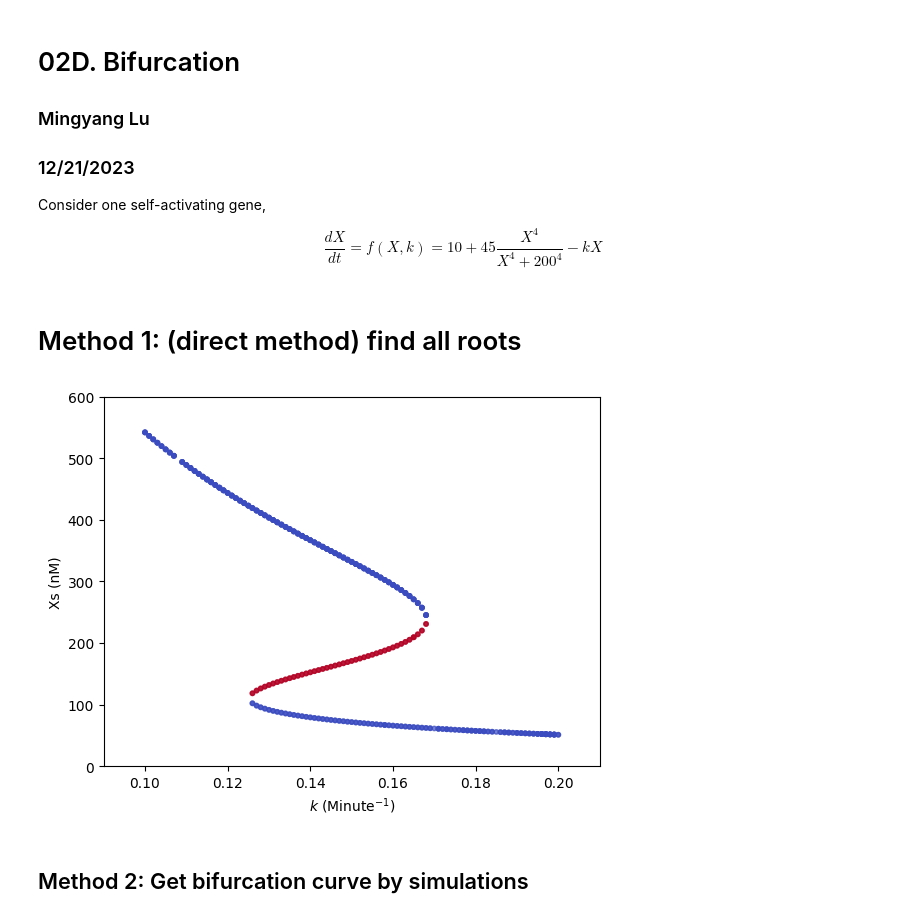
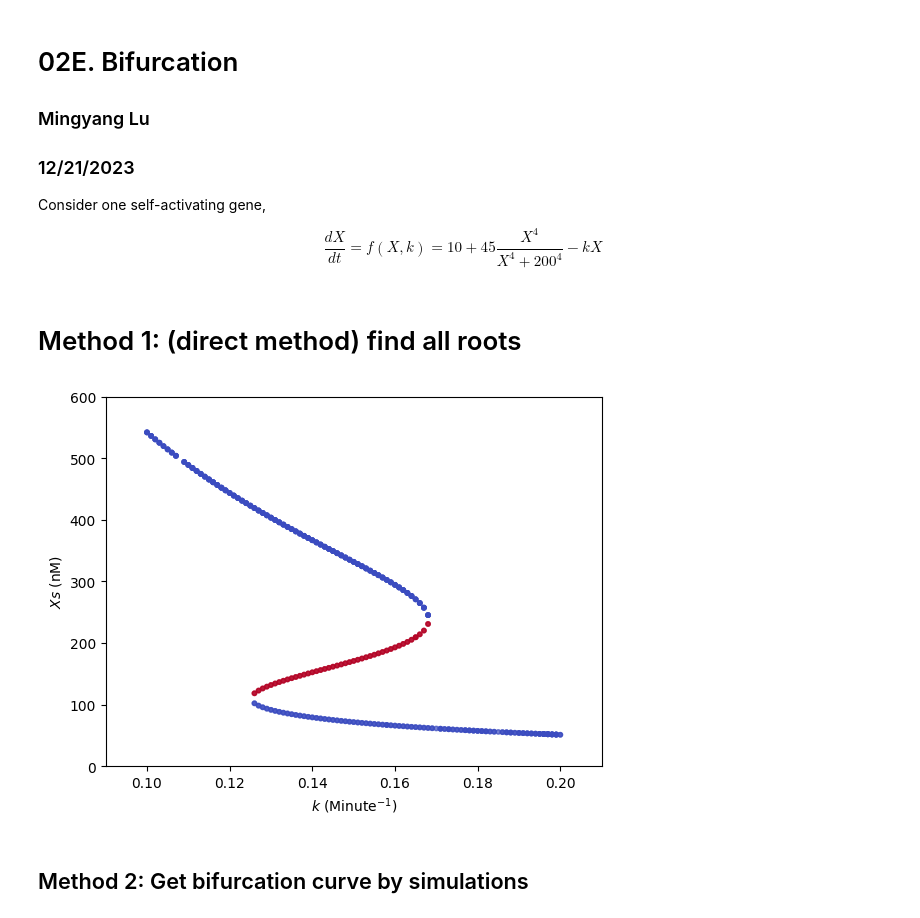
Before and after one commit to lusystemsbio/numericalR, a Jupyter notebook: extra/Python/02E.ipynb, the cells around one changed output. Saved outputs shown, nothing was run; the diff lists cells and outputs as text; code cells hidden in the pictures.

```diff
--- a/extra/Python/02E.ipynb
+++ b/extra/Python/02E.ipynb
@@ -1,5 +1,5 @@
 # %% [markdown]
-# 02D. Bifurcation
+# 02E. Bifurcation
 
 ### Mingyang Lu
 
@@ -17,6 +17,8 @@ def derivs_k(X, k):
 import numpy as np
 import matplotlib.pyplot as plt
 from scipy.optimize import fsolve
+import warnings
+warnings.filterwarnings("ignore") # suppress a few warnings
 
 # dx is used to estimate the derivatives of f(X) near the steady states
 dx = 0.1
@@ -26,35 +28,35 @@ k_all = np.arange(0.1, 0.201, 0.001)
 
 results = []
 
 for k in k_all:
     # fsolve is used to find all roots by providing a vector of initial guesses
     roots = fsolve(derivs_k, x0=np.arange(50, 500, 50), args=(k,))
     # check each identified root
     for x in roots:
         # double check if the root is a steady state (abs(f) < 0.01)
         # This is added because fsolve may find wrong roots
         # uniroot.all in R seems to do a better job in finding all roots
         if abs(derivs_k(x, k)) > 0.01:
             continue
         if 0 <= x <= 800:  # Filter out roots outside the interval [0, 800]
             if np.sign(derivs_k(X=x + dx, k=k)) < 0:  # df/dX < 0, stable
                 stability = 1
             else:
                 stability = 2
             results.append([k, x, stability])
 
 results = np.array(results)
 
 plt.scatter(results[:, 0], results[:, 1], c=results[:, 2], cmap='coolwarm',
             marker='o', s=10, alpha=0.7)
 
 plt.xlabel(r"$k$ (Minute$^{-1}$)")
-plt.ylabel('Xs (nM)')
+plt.ylabel(r'$Xs$ (nM)')
 plt.xlim(0.09, 0.21)
 plt.ylim(0, 600)
 plt.show()
 # %% [output]
-[figure, old version]
+[figure, new version]
 # %% [markdown]
 ## Method 2: Get bifurcation curve by simulations
 # %% [markdown]
```
Also changed, not shown: parts of 5 cells of this notebook, 36 other files.
